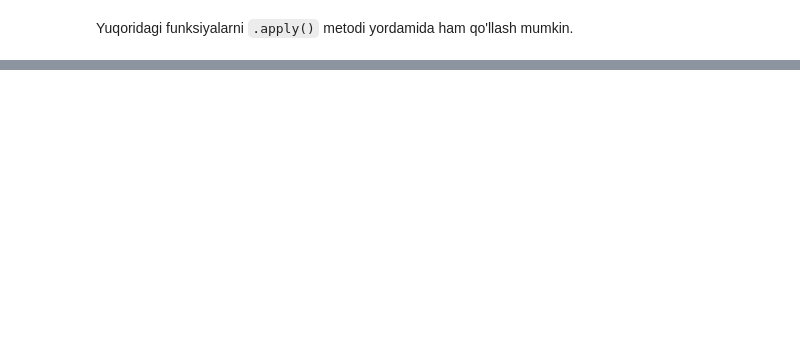
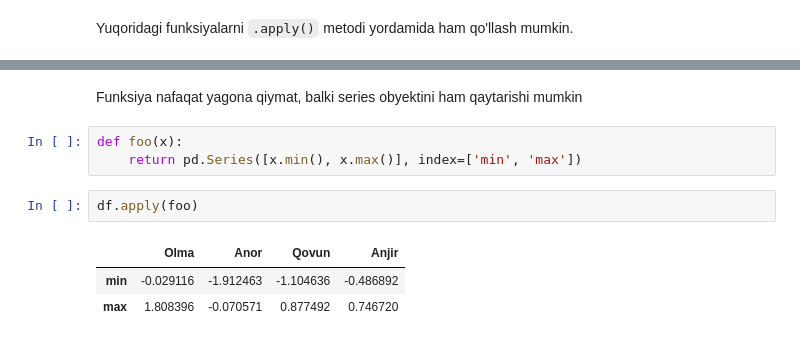
Before and after one commit to otabekqoroboyev/data-science-pandas, a Jupyter notebook: arifmetik_amallar_pd.ipynb, the cells around one changed output, grey strips where cells are left out. Cells and saved outputs as stored; diff of their text form; blank space fills up the shorter version.

```diff
--- a/arifmetik_amallar_pd.ipynb
+++ b/arifmetik_amallar_pd.ipynb
@@ -225,0 +263,11 @@ Yuqoridagi funksiyalarni `.apply()` metodi yordamida ham qo'llash mumkin.
+# %% [markdown]
+Funksiya nafaqat yagona qiymat, balki series obyektini ham qaytarishi mumkin
+# %%
+def foo(x):
+    return pd.Series([x.min(), x.max()], index=['min', 'max'])
+# %%
+df.apply(foo)
+# %% [output]
+|  | Olma | Anor | Qovun | Anjir |
+| min | -0.029116 | -1.912463 | -1.104636 | -0.486892 |
+| max | 1.808396 | -0.070571 | 0.877492 | 0.746720 |
```
Also changed, not shown: parts of 16 cells of this notebook.
